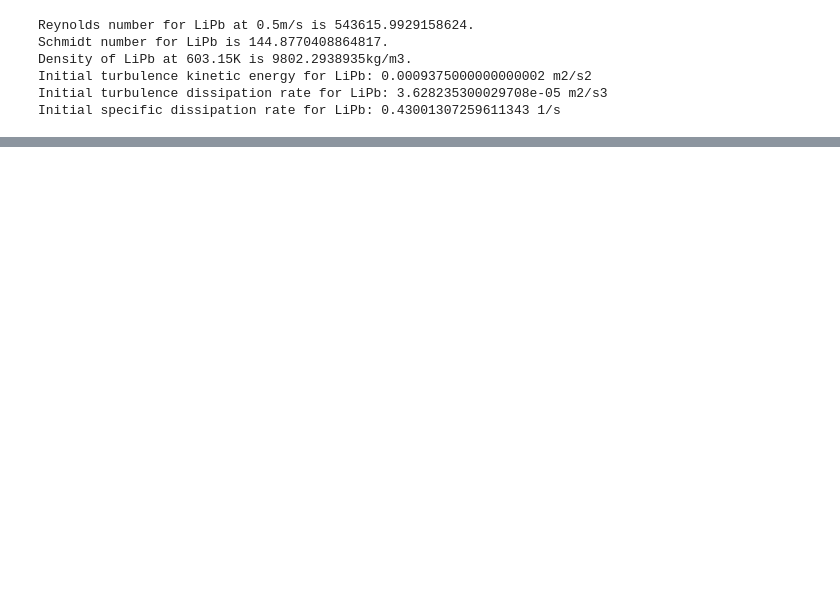
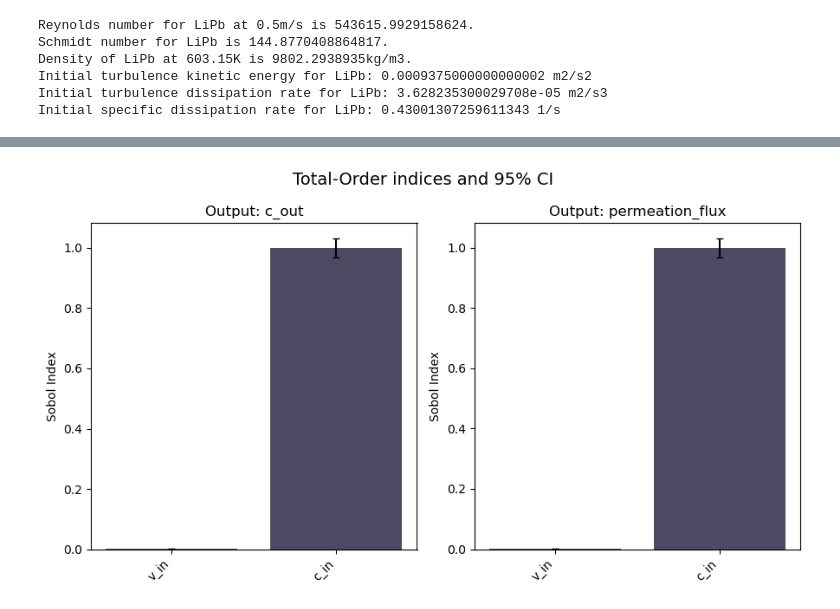
Before and after one commit to kaelyndunnell/Fusion-TES-Modeling, a Jupyter notebook: festim_scripts/run_and_analyze_emulator.ipynb, the cells around one changed output, grey strips where cells are left out. Saved outputs shown, nothing was run; the diff lists cells and outputs as text; code cells hidden in the pictures; blank space fills up the shorter version.

Commit message:
add sensitivity analysis

```diff
--- a/festim_scripts/run_and_analyze_emulator.ipynb
+++ b/festim_scripts/run_and_analyze_emulator.ipynb
@@ -85,0 +86,13 @@ for i in range(2):
+# %%
+# sensitivity analysis
+from autoemulate.core.sensitivity_analysis import SensitivityAnalysis
+
+problem = {
+    'num_vars': simulator.in_dim,
+    'names': simulator.param_names,
+    'bounds': simulator.param_bounds,
+    'output_names': simulator.output_names,
+}
+sa = SensitivityAnalysis(emulator.model, problem=problem)
+sobol_df = sa.run("sobol")
+sobol_df
@@ -85,0 +111,4 @@ for i in range(2):
+# %%
+sa.plot_sobol(sobol_df, index="ST", figsize=(9, 5))
+# %% [output]
+[figure, added]
```
Also changed, not shown: parts of 9 cells of this notebook.
